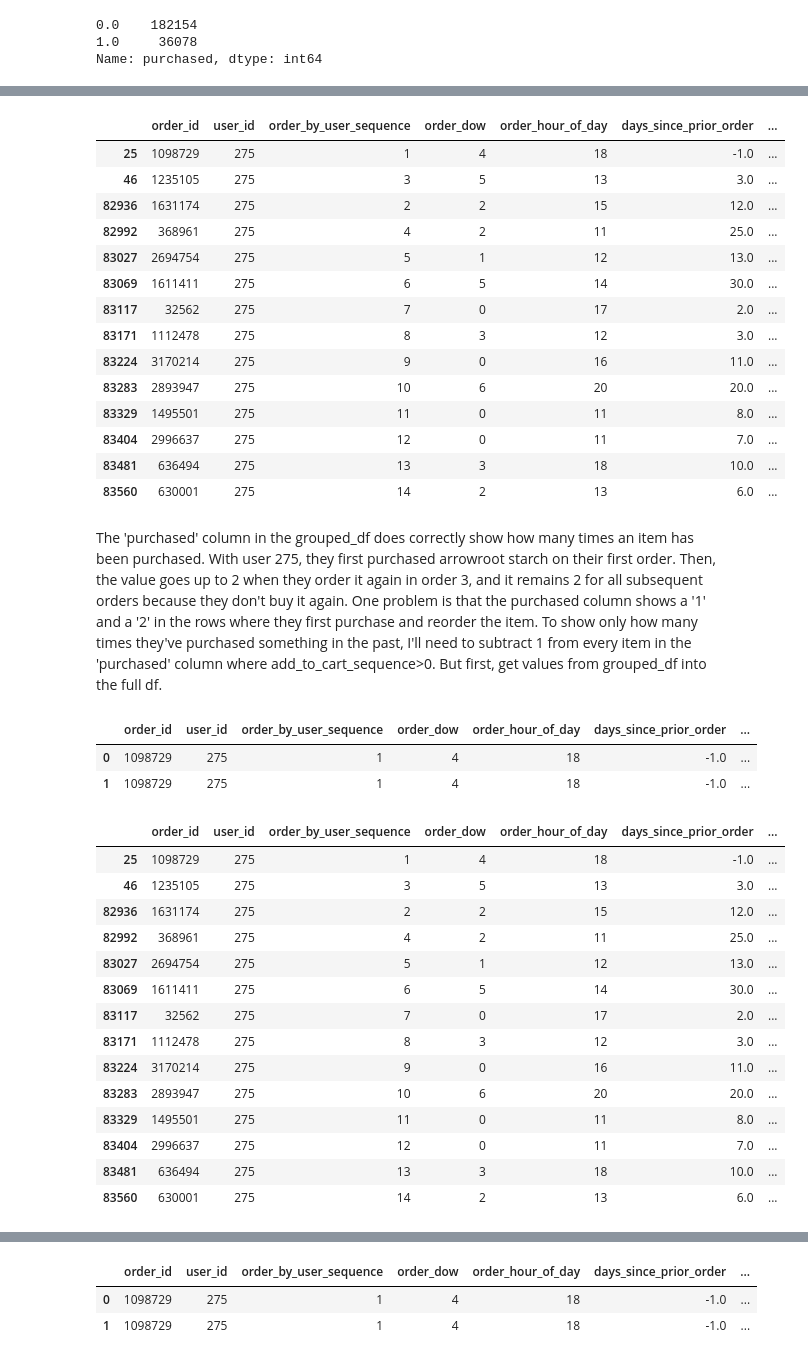
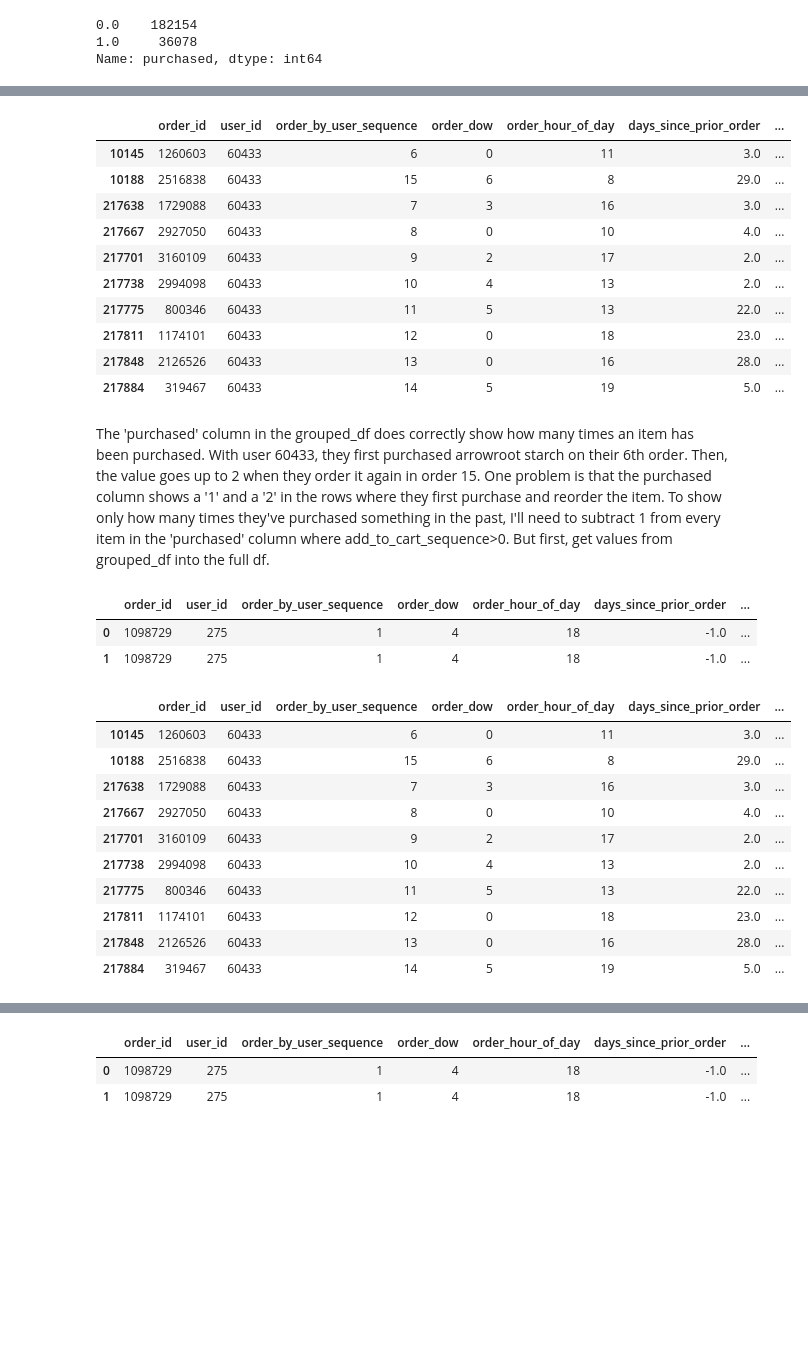
Before and after one commit to fractaldatalearning/Capstone2, a Jupyter notebook: notebooks/preprocessing2_feature_engineering.ipynb, the cells around one changed output, grey strips where cells are left out. Drawn from its saved outputs; the diff is of its cells as text; code cells hidden in the pictures; blank space fills up the shorter version.

```diff
--- a/notebooks/preprocessing2_feature_engineering.ipynb
+++ b/notebooks/preprocessing2_feature_engineering.ipynb
@@ -76,23 +87,19 @@ grouped_df.head(15)
 # %%
-df[(df['user_id']==275)&(df['product_name']=='Arrowroot Starch/Flour')]
+df[(df['user_id']==60433)&(df['product_name']=='Arrowroot Starch/Flour')]
 # %% [output]
 |  | order_id | user_id | order_by_user_sequence | order_dow | order_hour_of_day | days_since_prior_order | ... |
-| 25 | 1098729 | 275 | 1 | 4 | 18 | -1.0 | ... |
-| 46 | 1235105 | 275 | 3 | 5 | 13 | 3.0 | ... |
-| 82936 | 1631174 | 275 | 2 | 2 | 15 | 12.0 | ... |
-| 82992 | 368961 | 275 | 4 | 2 | 11 | 25.0 | ... |
-| 83027 | 2694754 | 275 | 5 | 1 | 12 | 13.0 | ... |
-| 83069 | 1611411 | 275 | 6 | 5 | 14 | 30.0 | ... |
-| 83117 | 32562 | 275 | 7 | 0 | 17 | 2.0 | ... |
-| 83171 | 1112478 | 275 | 8 | 3 | 12 | 3.0 | ... |
-| 83224 | 3170214 | 275 | 9 | 0 | 16 | 11.0 | ... |
-| 83283 | 2893947 | 275 | 10 | 6 | 20 | 20.0 | ... |
-| 83329 | 1495501 | 275 | 11 | 0 | 11 | 8.0 | ... |
-| 83404 | 2996637 | 275 | 12 | 0 | 11 | 7.0 | ... |
-| 83481 | 636494 | 275 | 13 | 3 | 18 | 10.0 | ... |
-| 83560 | 630001 | 275 | 14 | 2 | 13 | 6.0 | ... |
+| 10145 | 1260603 | 60433 | 6 | 0 | 11 | 3.0 | ... |
+| 10188 | 2516838 | 60433 | 15 | 6 | 8 | 29.0 | ... |
+| 217638 | 1729088 | 60433 | 7 | 3 | 16 | 3.0 | ... |
+| 217667 | 2927050 | 60433 | 8 | 0 | 10 | 4.0 | ... |
+| 217701 | 3160109 | 60433 | 9 | 2 | 17 | 2.0 | ... |
+| 217738 | 2994098 | 60433 | 10 | 4 | 13 | 2.0 | ... |
+| 217775 | 800346 | 60433 | 11 | 5 | 13 | 22.0 | ... |
+| 217811 | 1174101 | 60433 | 12 | 0 | 18 | 23.0 | ... |
+| 217848 | 2126526 | 60433 | 13 | 0 | 16 | 28.0 | ... |
+| 217884 | 319467 | 60433 | 14 | 5 | 19 | 5.0 | ... |
 # %% [markdown]
-The 'purchased' column in the grouped_df does correctly show how many times an item has been purchased. With user 275, they first purchased arrowroot starch on their first order. Then, the value goes up to 2 when they order it again in order 3, and it remains 2 for all subsequent orders because they don't buy it again. One problem is that the purchased column shows a '1' and a '2' in the rows where they first purchase and reorder the item. To show only how many times they've purchased something in the past, I'll need to subtract 1 from every item in the 'purchased' column where add_to_cart_sequence>0. But first, get values from grouped_df into the full df.
+The 'purchased' column in the grouped_df does correctly show how many times an item has been purchased. With user 60433, they first purchased arrowroot starch on their 6th order. Then, the value goes up to 2 when they order it again in order 15. One problem is that the purchased column shows a '1' and a '2' in the rows where they first purchase and reorder the item. To show only how many times they've purchased something in the past, I'll need to subtract 1 from every item in the 'purchased' column where add_to_cart_sequence>0. But first, get values from grouped_df into the full df.
 # %%
 df = df.merge(grouped_df, on=['user_id', 'product_name', 'order_by_user_sequence'])
 df.head(2)
@@ -101,23 +108,19 @@ df.head(2)
 | 0 | 1098729 | 275 | 1 | 4 | 18 | -1.0 | ... |
 | 1 | 1098729 | 275 | 1 | 4 | 18 | -1.0 | ... |
 # %%
-df[(df['user_id']==275)&(df['product_name']=='Arrowroot Starch/Flour')]
+df[(df['user_id']==60433)&(df['product_name']=='Arrowroot Starch/Flour')]
 # %% [output]
 |  | order_id | user_id | order_by_user_sequence | order_dow | order_hour_of_day | days_since_prior_order | ... |
-| 25 | 1098729 | 275 | 1 | 4 | 18 | -1.0 | ... |
-| 46 | 1235105 | 275 | 3 | 5 | 13 | 3.0 | ... |
-| 82936 | 1631174 | 275 | 2 | 2 | 15 | 12.0 | ... |
-| 82992 | 368961 | 275 | 4 | 2 | 11 | 25.0 | ... |
-| 83027 | 2694754 | 275 | 5 | 1 | 12 | 13.0 | ... |
-| 83069 | 1611411 | 275 | 6 | 5 | 14 | 30.0 | ... |
-| 83117 | 32562 | 275 | 7 | 0 | 17 | 2.0 | ... |
-| 83171 | 1112478 | 275 | 8 | 3 | 12 | 3.0 | ... |
-| 83224 | 3170214 | 275 | 9 | 0 | 16 | 11.0 | ... |
-| 83283 | 2893947 | 275 | 10 | 6 | 20 | 20.0 | ... |
-| 83329 | 1495501 | 275 | 11 | 0 | 11 | 8.0 | ... |
-| 83404 | 2996637 | 275 | 12 | 0 | 11 | 7.0 | ... |
-| 83481 | 636494 | 275 | 13 | 3 | 18 | 10.0 | ... |
-| 83560 | 630001 | 275 | 14 | 2 | 13 | 6.0 | ... |
+| 10145 | 1260603 | 60433 | 6 | 0 | 11 | 3.0 | ... |
+| 10188 | 2516838 | 60433 | 15 | 6 | 8 | 29.0 | ... |
+| 217638 | 1729088 | 60433 | 7 | 3 | 16 | 3.0 | ... |
+| 217667 | 2927050 | 60433 | 8 | 0 | 10 | 4.0 | ... |
+| 217701 | 3160109 | 60433 | 9 | 2 | 17 | 2.0 | ... |
+| 217738 | 2994098 | 60433 | 10 | 4 | 13 | 2.0 | ... |
+| 217775 | 800346 | 60433 | 11 | 5 | 13 | 22.0 | ... |
+| 217811 | 1174101 | 60433 | 12 | 0 | 18 | 23.0 | ... |
+| 217848 | 2126526 | 60433 | 13 | 0 | 16 | 28.0 | ... |
+| 217884 | 319467 | 60433 | 14 | 5 | 19 | 5.0 | ... |
 # %%
 # The merge succeeded. Work with purchased_y column to make sure it only shows past purchases.
 df.loc[df['add_to_cart_sequence']>0, 'purchased_y'] -= 1
```
Also changed, not shown: parts of 5 cells of this notebook.
